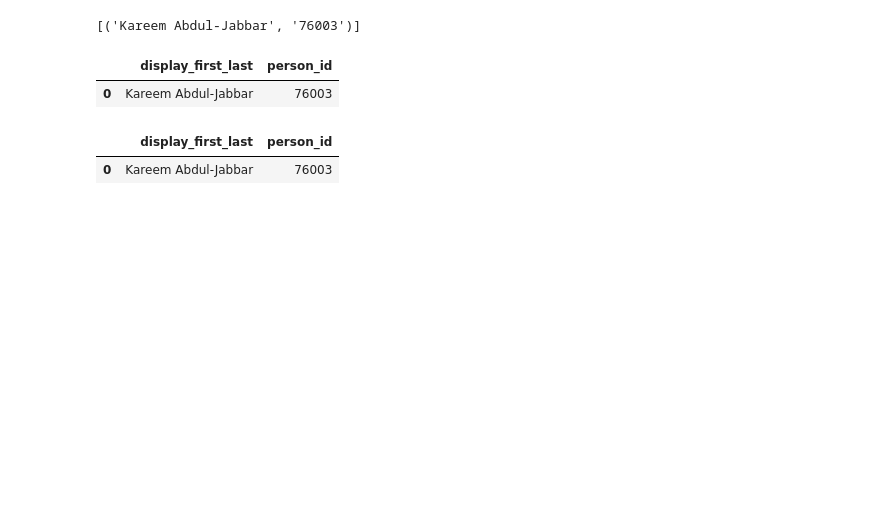
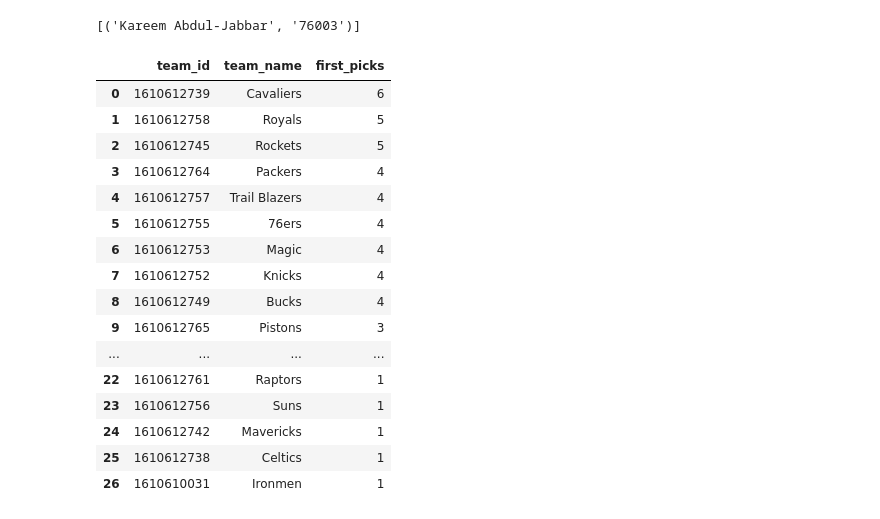
Before and after one commit to kalind789/NBA_Projects, a Jupyter notebook: NBA_Game_Summarizer/data_explore.ipynb, the cells around one changed output. Drawn from its saved outputs; the diff is of its cells as text; code cells hidden in the pictures; blank space fills up the shorter version.

```diff
--- a/NBA_Game_Summarizer/data_explore.ipynb
+++ b/NBA_Game_Summarizer/data_explore.ipynb
@@ -14,9 +27,23 @@ rows
 # %%
 import pandas as pd
 
-name_df = pd.read_sql(query, con=conn)
+first_picks_df = pd.read_sql_query(query, conn)
+first_picks_df
+# %% [output]
+|  | team_id | team_name | first_picks |
+| 0 | 1610612739 | Cavaliers | 6 |
+| 1 | 1610612758 | Royals | 5 |
+| 2 | 1610612745 | Rockets | 5 |
+| 3 | 1610612764 | Packers | 4 |
+| 4 | 1610612757 | Trail Blazers | 4 |
+| 5 | 1610612755 | 76ers | 4 |
+| 6 | 1610612753 | Magic | 4 |
+| 7 | 1610612752 | Knicks | 4 |
+| 8 | 1610612749 | Bucks | 4 |
+| 9 | 1610612765 | Pistons | 3 |
+| ... | ... | ... | ... |
+| 22 | 1610612761 | Raptors | 1 |
+| 23 | 1610612756 | Suns | 1 |
+| 24 | 1610612742 | Mavericks | 1 |
+| 25 | 1610612738 | Celtics | 1 |
+| 26 | 1610610031 | Ironmen | 1 |
-# %%
-name_df
-# %% [output]
-|  | display_first_last | person_id |
-| 0 | Kareem Abdul-Jabbar | 76003 |
@@ -26,5 +49,0 @@ name_df = name_df.reset_index(drop=True)
-# %%
-name_df
-# %% [output]
-|  | display_first_last | person_id |
-| 0 | Kareem Abdul-Jabbar | 76003 |
```
Also changed, not shown: parts of 11 cells of this notebook.
